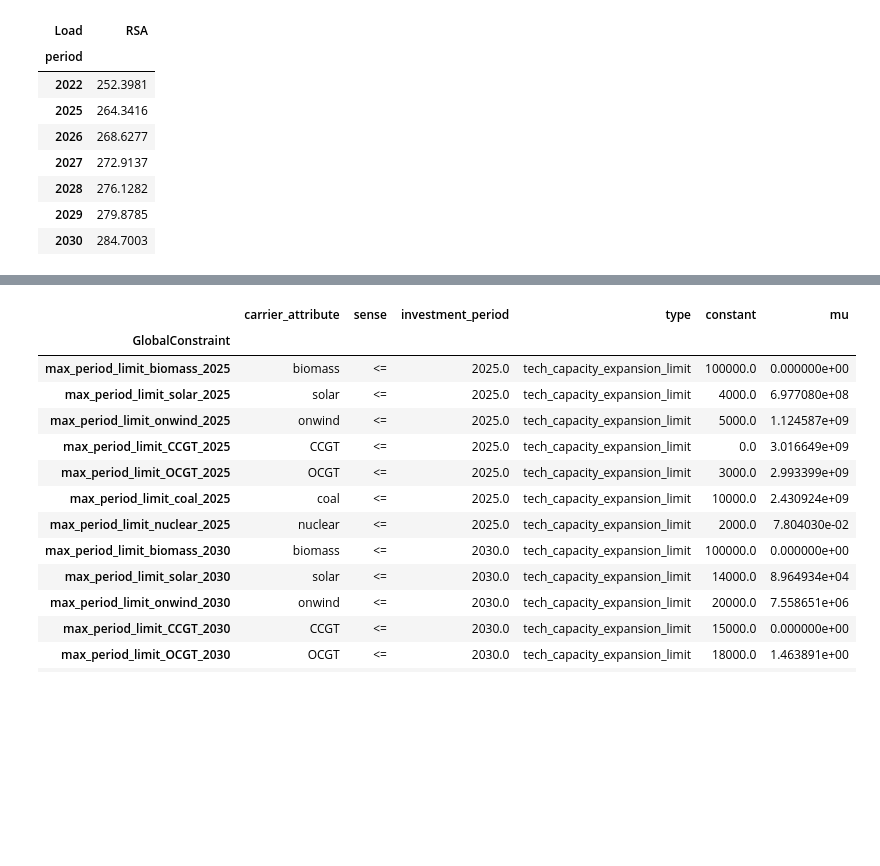
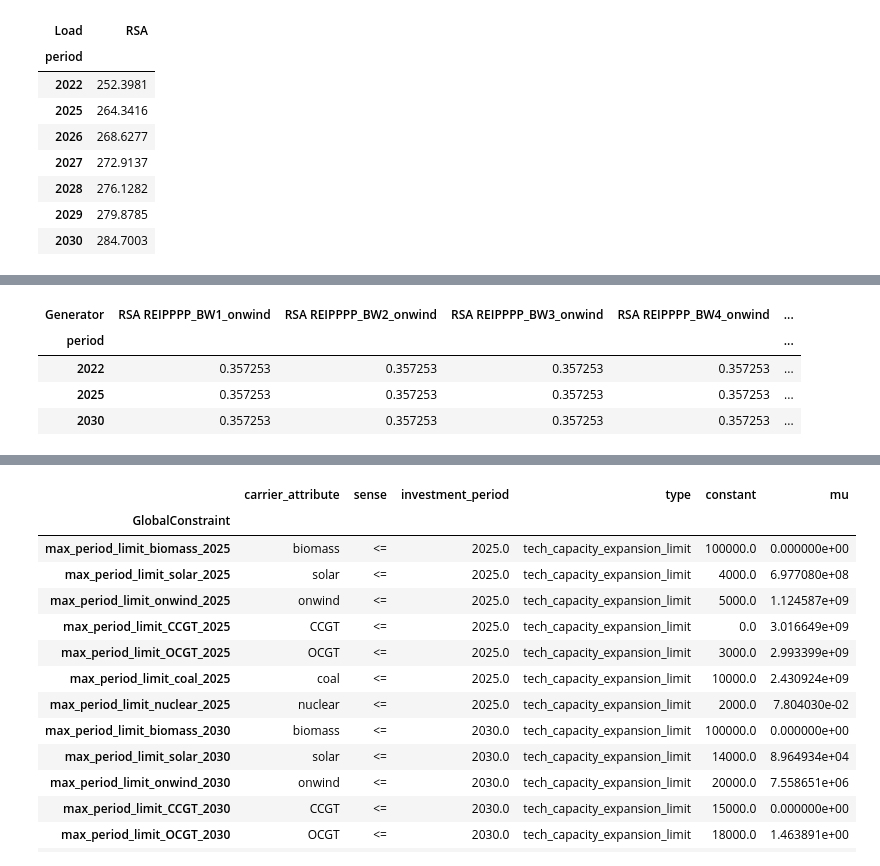
Before and after one commit to PyPSA/pypsa-za, a Jupyter notebook: notebooks/general_playground.ipynb, the cells around one changed output, grey strips where cells are left out. Cells and saved outputs as stored; diff of their text form; code cells hidden in the pictures; blank space fills up the shorter version.

```diff
--- a/notebooks/general_playground.ipynb
+++ b/notebooks/general_playground.ipynb
@@ -55,3 +90,12 @@ capacity
+# %%
+n=n0
+n.generators_t.p_max_pu[n.generators[n.generators.carrier=='onwind'].index].groupby(level=0).mean()
+# %% [output]
+| Generator | RSA REIPPPP_BW1_onwind | RSA REIPPPP_BW2_onwind | RSA REIPPPP_BW3_onwind | RSA REIPPPP_BW4_onwind | ... |
+| period |  |  |  |  | ... |
+| 2022 | 0.357253 | 0.357253 | 0.357253 | 0.357253 | ... |
+| 2025 | 0.357253 | 0.357253 | 0.357253 | 0.357253 | ... |
+| 2030 | 0.357253 | 0.357253 | 0.357253 | 0.357253 | ... |
 # %%
 capacity.T.plot.bar(stacked=True)
 # %% [output]
```
Also changed, not shown: parts of 10 cells of this notebook, 8 other files.
